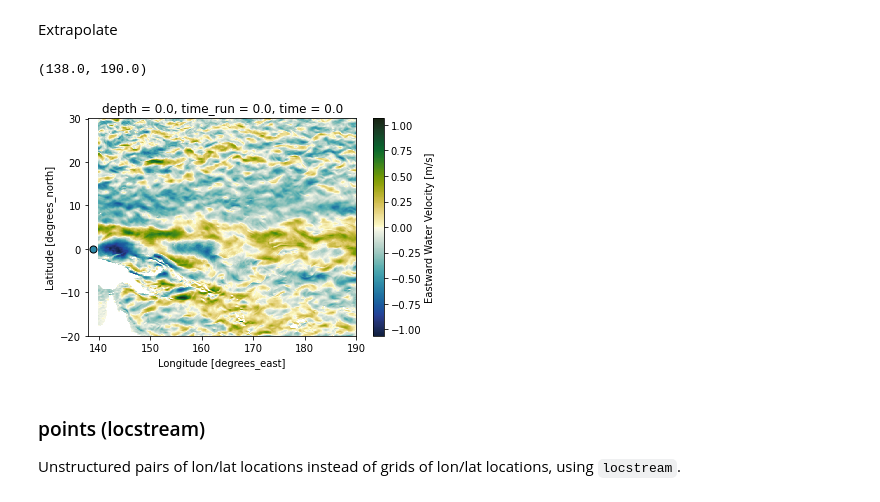
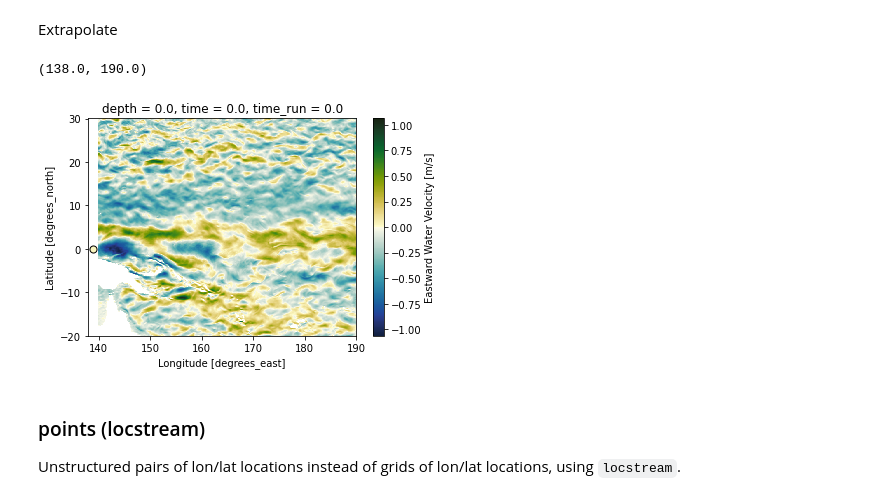
Before and after one commit to axiom-data-science/extract_model, a Jupyter notebook: docs/models.ipynb, the cells around one changed output. Drawn from its saved outputs; the diff is of its cells as text; code cells hidden in the pictures.

```diff
--- a/docs/models.ipynb
+++ b/docs/models.ipynb
@@ -327,34 +313,34 @@ AssertionError: the input longitude range is outside the model domain
 # %% [markdown]
 Extrapolate
 # %%
-varname = 'u'
+varname = 'water_u'
 
 # sel
 longitude = 139
 latitude = 0
 sel = dict(longitude=longitude, latitude=latitude)
 
 # isel
 Z = 0
 T = None
 isel = dict(Z=Z)
 
-kwargs = dict(ds=ds, longitude=longitude, latitude=latitude, iT=T, iZ=Z, varname=varname, extrap=True)
+kwargs = dict(da=ds[varname], longitude=longitude, latitude=latitude, iT=T, iZ=Z, extrap=True)
 
-dr = em.select(**kwargs)
+da_out = em.select(**kwargs)
 
 # plot
 cmap = cmo.delta
-dscheck = ds.cf[varname].cf.isel(isel)
+dacheck = ds[varname].cf.isel(isel)
 fig, ax = plt.subplots(1,1)
-dscheck.cmo.plot(ax=ax)
-ax.scatter(dr.cf['longitude'], dr.cf['latitude'], s=50, c=dr,
-           vmin=dscheck.min(), vmax=dscheck.max(), cmap=cmap, edgecolors='k')
+dacheck.cmo.plot(ax=ax)
+ax.scatter(da_out.cf['longitude'], da_out.cf['latitude'], s=50, c=da_out,
+           vmin=dacheck.min(), vmax=dacheck.max(), cmap=cmap, edgecolors='k')
 
 ax.set_xlim(138,190)
 # %% [output]
 (138.0, 190.0)
-[figure, old version]
+[figure, new version]
 # %% [markdown]
 ### points (locstream)
 
```
Also changed, not shown: parts of 27 cells of this notebook, 3 other files.
